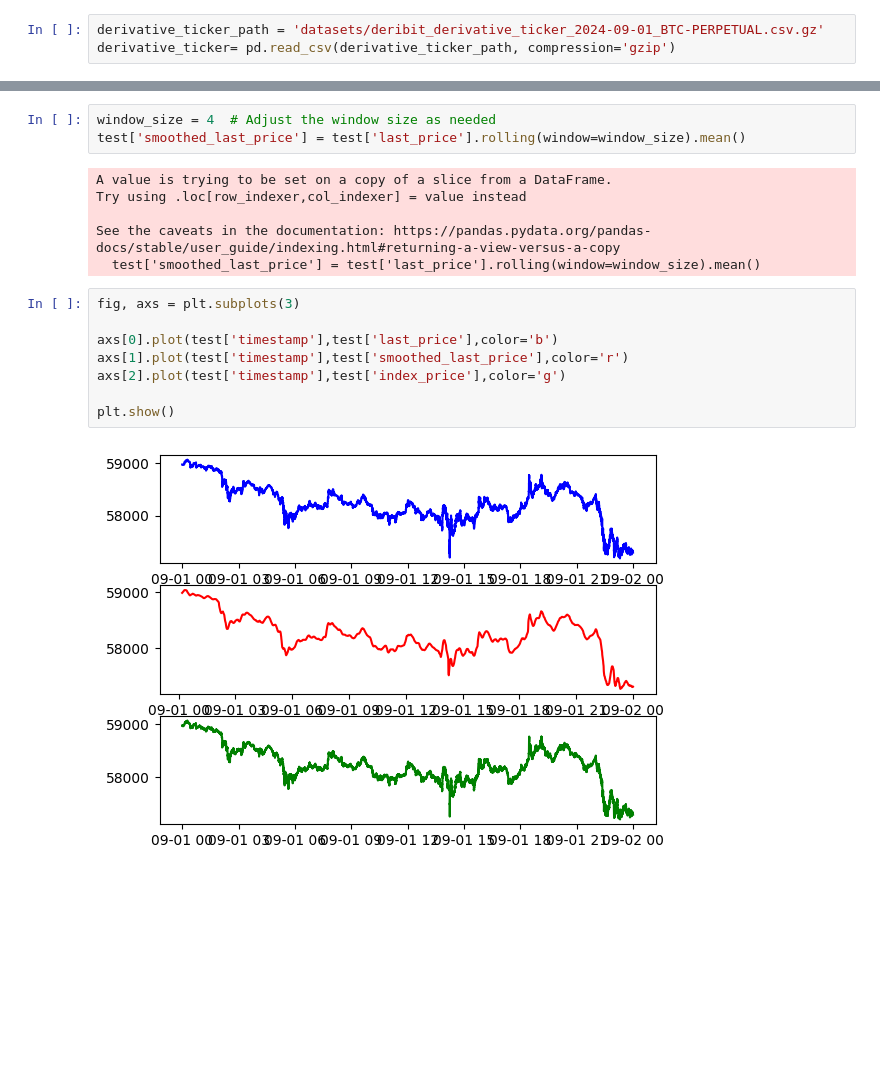
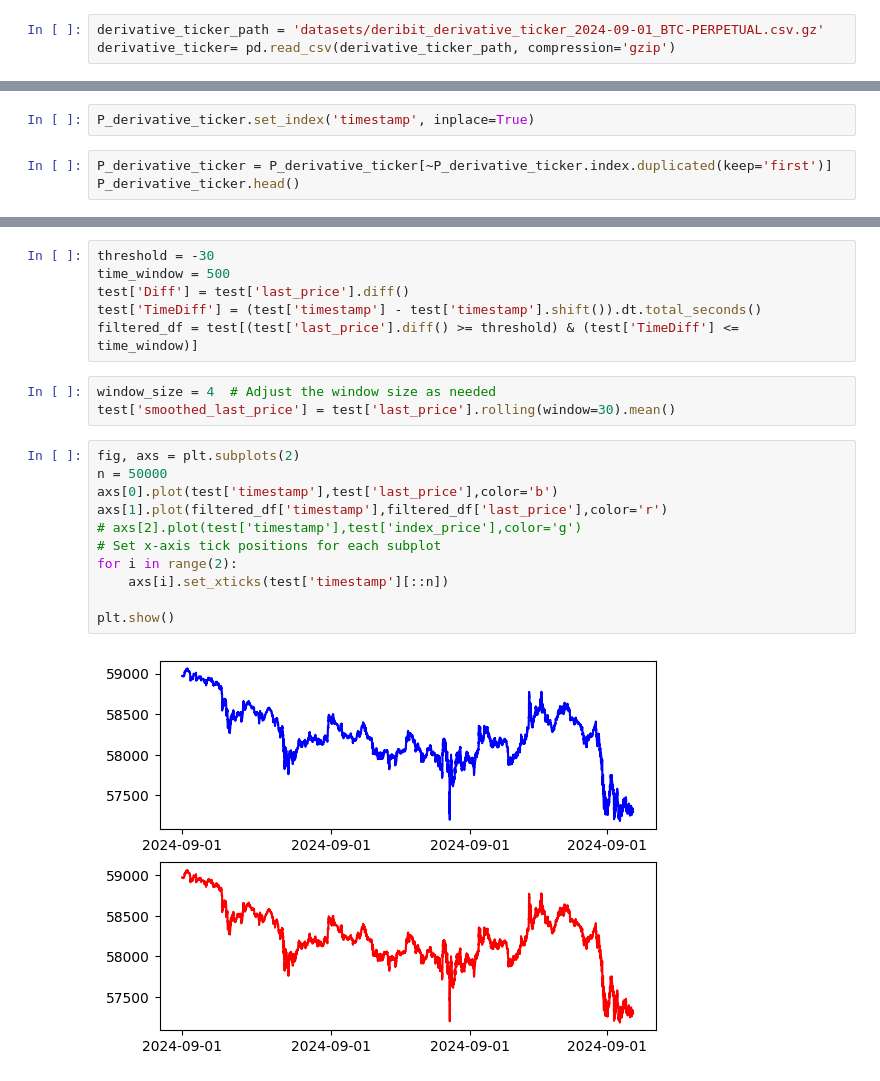
Before and after one commit to jyam12/FYP, a Jupyter notebook: read_data.ipynb, the cells around one changed output, grey strips where cells are left out. Saved outputs shown, nothing was run; the diff lists cells and outputs as text; blank space fills up the shorter version.

```diff
--- a/read_data.ipynb
+++ b/read_data.ipynb
@@ -32,0 +76,5 @@ P_derivative_ticker=derivative_ticker[["exchange","symbol", "timestamp","last_pr
+# %%
+P_derivative_ticker.set_index('timestamp', inplace=True)
+# %%
+P_derivative_ticker = P_derivative_ticker[~P_derivative_ticker.index.duplicated(keep='first')]
+P_derivative_ticker.head()
@@ -43,19 +124,22 @@ See the caveats in the documentation: https://pandas.pydata.org/pandas-docs/stab
+# %%
+threshold = -30
+time_window = 500
+test['Diff'] = test['last_price'].diff()
+test['TimeDiff'] = (test['timestamp'] - test['timestamp'].shift()).dt.total_seconds()
+filtered_df = test[(test['last_price'].diff() >= threshold) & (test['TimeDiff'] <= time_window)]
 # %%
 window_size = 4  # Adjust the window size as needed
-test['smoothed_last_price'] = test['last_price'].rolling(window=window_size).mean()
+test['smoothed_last_price'] = test['last_price'].rolling(window=30).mean()
-# %% [output]
-A value is trying to be set on a copy of a slice from a DataFrame.
-Try using .loc[row_indexer,col_indexer] = value instead
-
-See the caveats in the documentation: https://pandas.pydata.org/pandas-docs/stable/user_guide/indexing.html#returning-a-view-versus-a-copy
-  test['smoothed_last_price'] = test['last_price'].rolling(window=window_size).mean()
 # %%
-fig, axs = plt.subplots(3)
-
+fig, axs = plt.subplots(2)
+n = 50000
 axs[0].plot(test['timestamp'],test['last_price'],color='b')
-axs[1].plot(test['timestamp'],test['smoothed_last_price'],color='r')
-axs[2].plot(test['timestamp'],test['index_price'],color='g')
+axs[1].plot(filtered_df['timestamp'],filtered_df['last_price'],color='r')
+# axs[2].plot(test['timestamp'],test['index_price'],color='g')
+# Set x-axis tick positions for each subplot
+for i in range(2):
+    axs[i].set_xticks(test['timestamp'][::n])
 
 plt.show()
 # %% [output]
-[figure, old version]
+[figure, new version]
```
Also changed, not shown: parts of 14 cells of this notebook.
